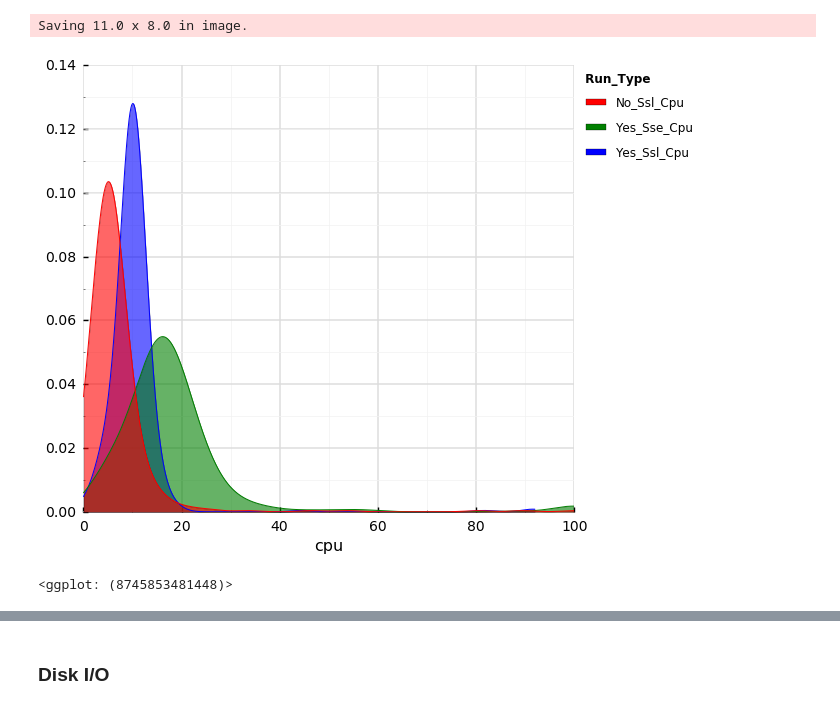
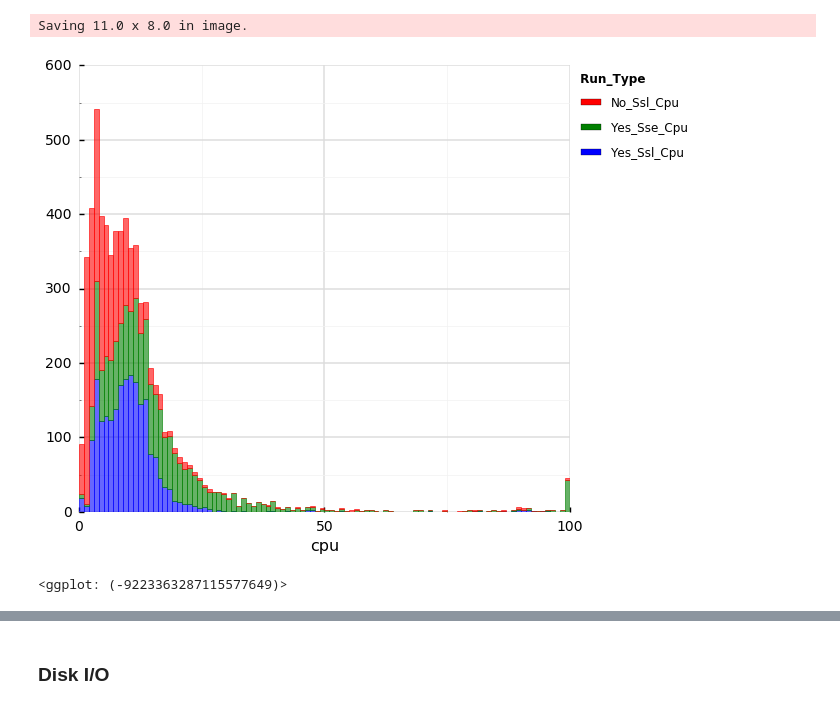
Before and after one commit to philipsoutham/aws-encryption-performance, a Jupyter notebook: To crypto, or not to crypto...-Copy1.ipynb, the cells around one changed output, grey strips where cells are left out. Drawn from its saved outputs; the diff is of its cells as text; code cells hidden in the pictures.

```diff
--- a/To crypto, or not to crypto...-Copy1.ipynb
+++ b/To crypto, or not to crypto...-Copy1.ipynb
@@ -104,10 +102,10 @@ Saving 11.0 x 8.0 in image.
 # %%
-s = ggplot(aes(x='cpu', color='run_type', fill='run_type'), data=data) +\
-    geom_density(alpha=.6)+scale_color_manual(values=["red", "green", "blue"]) +\
-    theme_seaborn(context='talk',style="whitegrid")
-ggsave("/tmp/network-cpu-3.png",s,dpi=96)
+s = ggplot(aes(x='cpu', color='run_type', fill='run_type'), data=df) +\
+    geom_histogram(binwidth=1,alpha=.6) +scale_color_manual(values=["red", "green", "blue"]) +\
+    theme_seaborn(context='talk',style="whitegrid") + xlim(0,100)
+ggsave("/tmp/network-cpu-4.png",s,dpi=96)
 s
 # %% [output]
 Saving 11.0 x 8.0 in image.
-[figure, old version]
+[figure, new version]
-<ggplot: (8745853481448)>
+<ggplot: (-9223363287115577649)>
```
Also changed, not shown: parts of 11 cells of this notebook.
